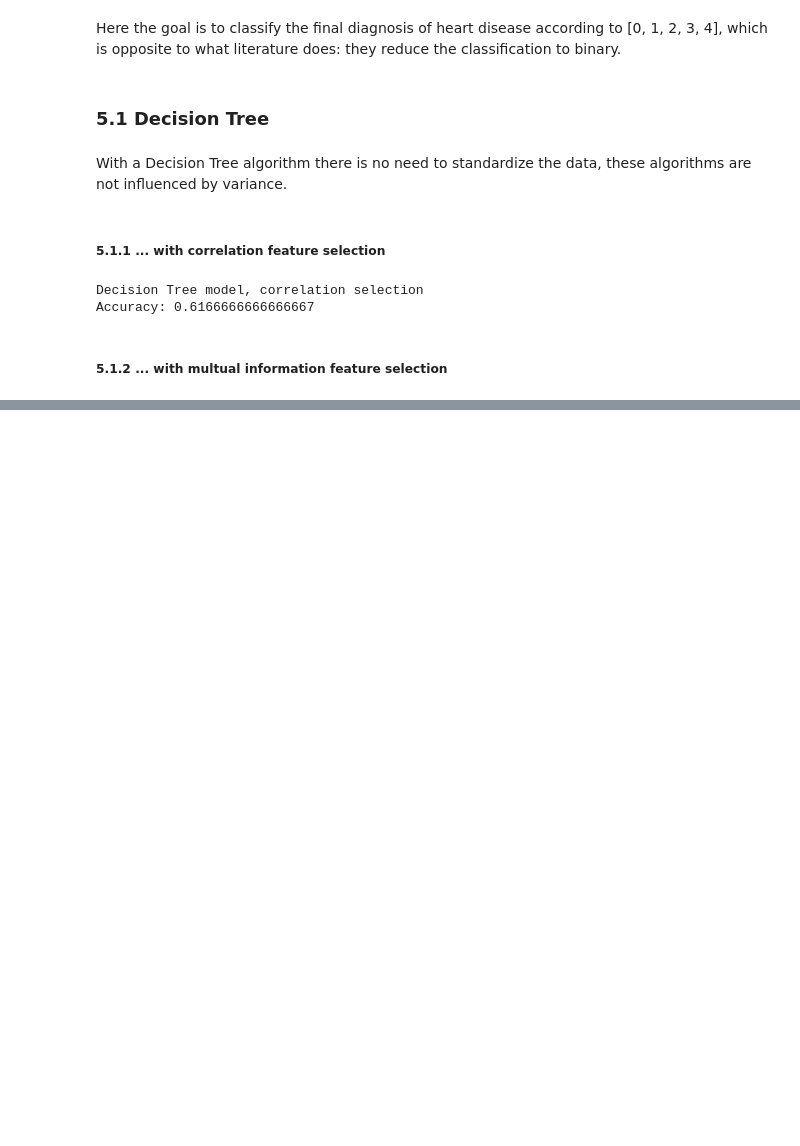
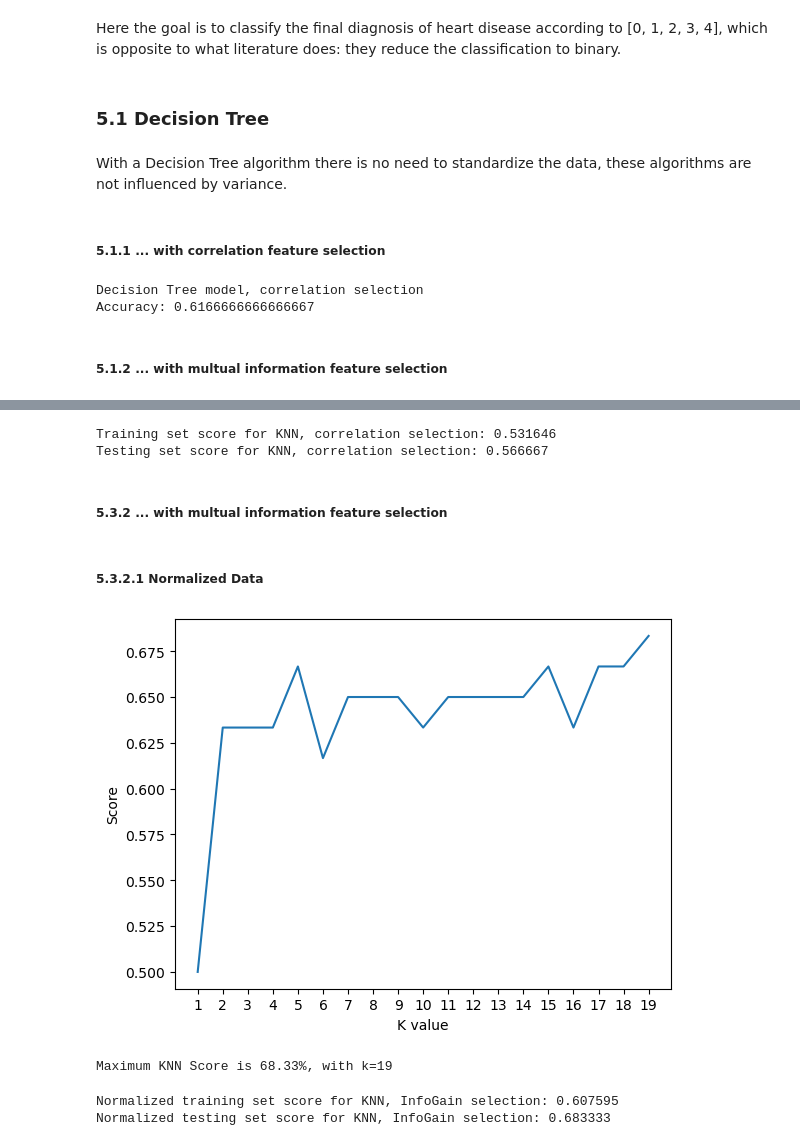
Before and after one commit to mishasilva01/FAA_project1, a Jupyter notebook: project1_notebook.ipynb, the cells around one changed output, grey strips where cells are left out. Drawn from its saved outputs; the diff is of its cells as text; code cells hidden in the pictures; blank space fills up the shorter version.

```diff
--- a/project1_notebook.ipynb
+++ b/project1_notebook.ipynb
@@ -332,0 +564,55 @@ Accuracy: 0.65
+# %%
+knn = KNeighborsClassifier(n_neighbors = k_values[index])  # n_neighbors means k
+knn.fit(X_train, y_train)
+
+prediction = knn.predict(X_test)
+
+print("Training set score for KNN, correlation selection: %f" % knn.score(X_train, y_train))
+print("Testing set score for KNN, correlation selection: %f" % knn.score(X_test, y_test))
+# %% [output]
+Training set score for KNN, correlation selection: 0.531646
+Testing set score for KNN, correlation selection: 0.566667
+# %% [markdown]
+##### 5.3.2 ... with multual information feature selection
+# %% [markdown]
+##### 5.3.2.1 Normalized Data
+# %%
+X_train, X_test, y_train, y_test = train_test_split(X[InfoGain_selected_features], y, test_size=0.20, random_state=42)
+
+norm = Normalizer()
+X_train_norm = norm.fit_transform(X_train)
+X_test_norm = norm.transform(X_test)
+# %%
+accuracies = {}
+scoreList = []
+k_values = []
+for i in range(1,20):
+    knn_aux = KNeighborsClassifier(n_neighbors = i)  # n_neighbors means k
+    knn_aux.fit(X_train_norm, y_train)
+    scoreList.append(knn_aux.score(X_test_norm, y_test))
+    k_values.append(i)
+
+plt.plot(range(1,20), scoreList)
+plt.xticks(np.arange(1,20,1))
+plt.xlabel("K value")
+plt.ylabel("Score")
+plt.show()
+
+acc = max(scoreList)
+index = scoreList.index(acc)
+accuracies['KNN'] = acc
+print("Maximum KNN Score is {:.2f}%, with k={:d}".format(acc*100, k_values[index]))
+# %% [output]
+[figure, added]
+Maximum KNN Score is 68.33%, with k=19
+# %%
+knn = KNeighborsClassifier(n_neighbors = k_values[index])  # n_neighbors means k
+knn.fit(X_train_norm, y_train)
+
+prediction = knn.predict(X_test_norm)
+
+print("Normalized training set score for KNN, InfoGain selection: %f" % knn.score(X_train_norm, y_train))
+print("Normalized testing set score for KNN, InfoGain selection: %f" % knn.score(X_test_norm, y_test))
+# %% [output]
+Normalized training set score for KNN, InfoGain selection: 0.607595
+Normalized testing set score for KNN, InfoGain selection: 0.683333
```
Also changed, not shown: parts of 39 cells of this notebook.
